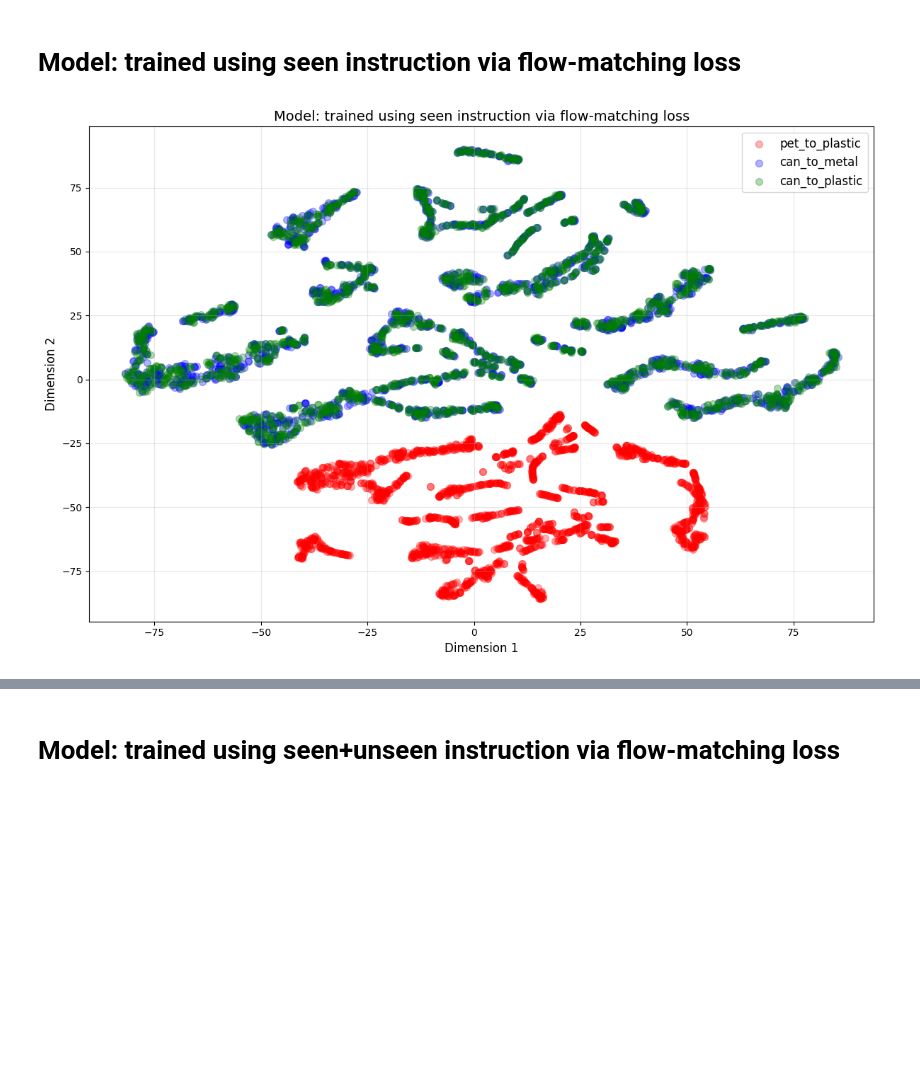
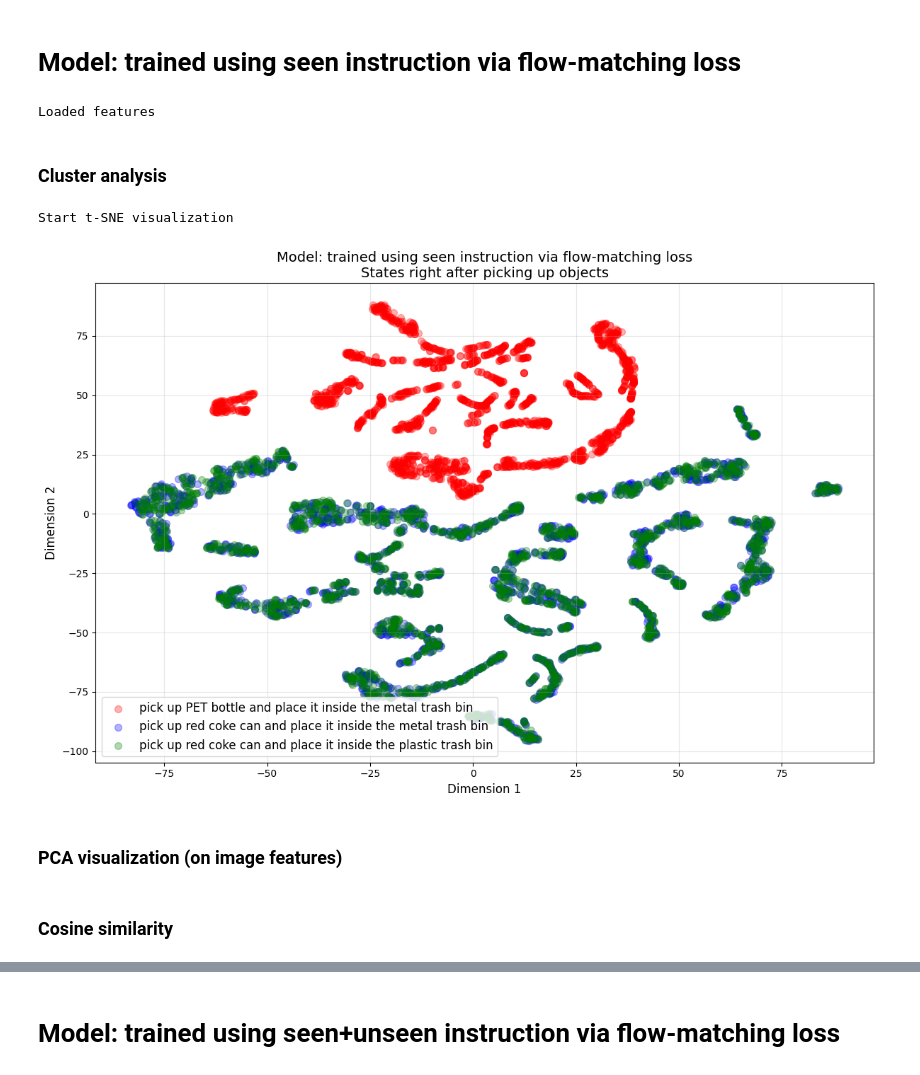
Before and after one commit to dgjun32/svcca_gr00t, a Jupyter notebook: attention_analysis.ipynb, the cells around one changed output, grey strips where cells are left out. Cells and saved outputs as stored; diff of their text form; code cells hidden in the pictures; blank space fills up the shorter version.

```diff
--- a/attention_analysis.ipynb
+++ b/attention_analysis.ipynb
@@ -9,73 +18,84 @@ from sklearn.decomposition import PCA
 # %% [markdown]
 # Model: trained using seen instruction via flow-matching loss
+# %%
+layer = "action_head.vl_self_attention.layer_3_step_0"
+
+# anchor
+after_pickup_can_pnp_can_to_metal = load_feature(
+    "/home/dongjun/gr00t_svcca/cached_features/model_seen_depth_1_fusion_action_head_single_vl_feature-checkpoint-10000_dataset_dongjun_251211_validation_after_pickup_red_can_pnp_can_to_metal.hdf5",
+    layer)
+
+# negative
+after_pickup_can_pnp_can_to_plastic = load_feature(
+    "/home/dongjun/gr00t_svcca/cached_features/model_seen_depth_1_fusion_action_head_single_vl_feature-checkpoint-10000_dataset_dongjun_251211_validation_after_pickup_red_can_pnp_can_to_plastic.hdf5",
+    layer)
+
+# positive
+after_pickup_pet_pnp_pet_to_metal = load_feature(
+   "/home/dongjun/gr00t_svcca/cached_features/model_seen_depth_1_fusion_action_head_single_vl_feature-checkpoint-10000_dataset_dongjun_251211_validation_after_pickup_green_PET_pnp_pet_to_metal.hdf5",
+    layer
+)
+
+print("Loaded features")
+# %% [output]
+Loaded features
+# %% [markdown]
+### Cluster analysis
 # %%
-layer = "action_head.vl_self_attention.layer_3_step_0"
-
-after_pickup_can_pnp_can_to_metal = load_feature(
-    "/home/dongjun/gr00t_svcca/cached_features/model_gr00t_3_objs_separation_seen_fusion_action_head_single_vl_feature_fm_loss_only-checkpoint-10000_dataset_dongjun_251211_validation_after_pickup_red_can_pnp_can_to_metal.hdf5",
-    layer)
-after_pickup_can_pnp_can_to_plastic = load_feature(
-    "/home/dongjun/gr00t_svcca/cached_features/model_gr00t_3_objs_separation_seen_fusion_action_head_single_vl_feature_fm_loss_only-checkpoint-10000_dataset_dongjun_251211_validation_after_pickup_red_can_pnp_can_to_plastic.hdf5",
-    layer)
-
-after_pickup_pet_pnp_pet_to_plastic = load_feature(
-    "/home/dongjun/gr00t_svcca/cached_features/model_gr00t_3_objs_separation_seen_fusion_action_head_single_vl_feature_fm_loss_only-checkpoint-10000_dataset_dongjun_251211_validation_after_pickup_green_PET_pnp_pet_to_plastic.hdf5",
-    layer
-)
-
-
-after_pickup_pet_pnp_pet_to_plastic = after_pickup_pet_pnp_pet_to_plastic[:, -1, :]
-after_pickup_can_pnp_can_to_metal = after_pickup_can_pnp_can_to_metal[:, -1, :]
-after_pickup_can_pnp_can_to_plastic = after_pickup_can_pnp_can_to_plastic[:, -1, :]
-
-print("Loaded features")
 print("Start t-SNE visualization")
 
 # 1. 데이터 합치기
 data = np.vstack([
-    after_pickup_pet_pnp_pet_to_plastic,
+    after_pickup_pet_pnp_pet_to_metal,
     after_pickup_can_pnp_can_to_metal,
     after_pickup_can_pnp_can_to_plastic
 ])
 
 # 2. 라벨 생성 (색상 구분용)
 labels = np.array(
-    ['pet_to_plastic'] * len(after_pickup_pet_pnp_pet_to_plastic) +
-    ['can_to_metal'] * len(after_pickup_can_pnp_can_to_metal) +
-    ['can_to_plastic'] * len(after_pickup_can_pnp_can_to_plastic)
+    ['pick up PET bottle and place it inside the metal trash bin'] * len(after_pickup_pet_pnp_pet_to_metal) +
+    ['pick up red coke can and place it inside the metal trash bin'] * len(after_pickup_can_pnp_can_to_metal) +
+    ['pick up red coke can and place it inside the plastic trash bin'] * len(after_pickup_can_pnp_can_to_plastic)
 )
 
 # 3. 차원 축소 (방법 선택)
 # 방법 A: t-SNE
 reducer = TSNE(n_components=2, random_state=42, perplexity=30)
 # 방법 B: UMAP (더 빠름)
 # reducer = UMAP(n_components=2, random_state=42)
 # 방법 C: PCA (가장 빠름)
 # reducer = PCA(n_components=2)
 
 embedded = reducer.fit_transform(data)
 
 # 4. 시각화
 plt.figure(figsize=(12, 8))
-colors = {'pet_to_plastic': 'red', 'can_to_metal': 'blue', 'can_to_plastic': 'green'}
+colors = {'pick up PET bottle and place it inside the metal trash bin': 'red',
+          'pick up red coke can and place it inside the metal trash bin': 'blue',
+          'pick up red coke can and place it inside the plastic trash bin': 'green'}
 
 for label, color in colors.items():
     mask = labels == label
     plt.scatter(
         embedded[mask, 0],
         embedded[mask, 1],
         c=color,
         label=label,
         alpha=0.3,
         s=50
     )
 
 plt.legend(fontsize=12)
 plt.xlabel('Dimension 1', fontsize=12)
 plt.ylabel('Dimension 2', fontsize=12)
-plt.title('Model: trained using seen instruction via flow-matching loss', fontsize=14)
+plt.title('Model: trained using seen instruction via flow-matching loss\nStates right after picking up objects', fontsize=14)
 plt.grid(True, alpha=0.3)
 plt.tight_layout()
 plt.show()
 # %% [output]
+Start t-SNE visualization
-[figure, old version]
+[figure, new version]
+# %% [markdown]
+### PCA visualization (on image features)
+# %% [markdown]
+### Cosine similarity
```
Also changed, not shown: parts of 8 cells of this notebook, 6 other files.
